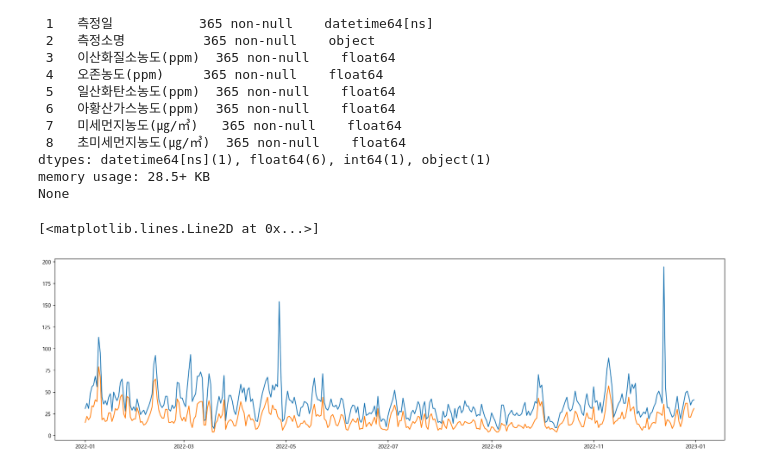
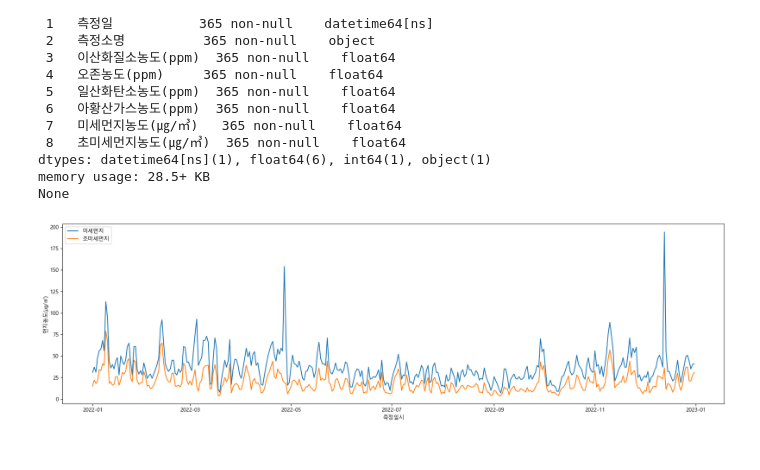
Before and after one commit to onizuka-38/ai_x, a Jupyter notebook: source/07_자연어처리/ch7_시계열분석.ipynb, the cells around one changed output. Cells and saved outputs as stored; diff of their text form; code cells hidden in the pictures.

```diff
--- a/source/07_자연어처리/ch7_시계열분석.ipynb
+++ b/source/07_자연어처리/ch7_시계열분석.ipynb
@@ -188,7 +188,10 @@ None
 # %%
 plt.figure(figsize=(22,6))
 plt.plot(df_flt['측정일'], df_flt['미세먼지농도(㎍/㎥)'], label='미세먼지')
 plt.plot(df_flt['측정일'], df_flt['초미세먼지농도(㎍/㎥)'], label='초미세먼지')
+plt.xlabel('측정일시')
+plt.ylabel('먼지농도(㎍/㎥)')
+plt.legend(loc="upper left")
+plt.show()
 # %% [output]
-[<matplotlib.lines.Line2D at 0x...>]
-[figure, old version]
+[figure, new version]
```
